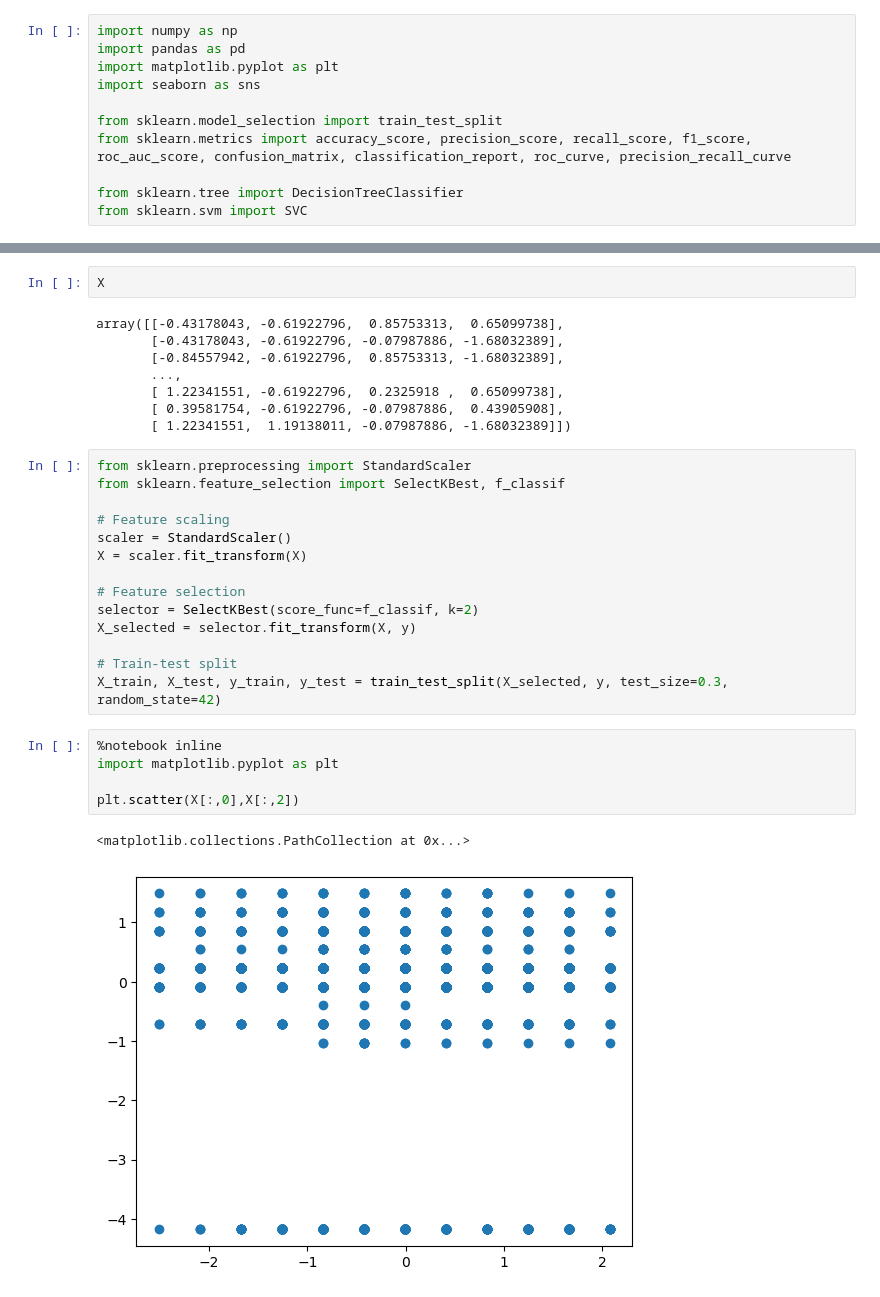
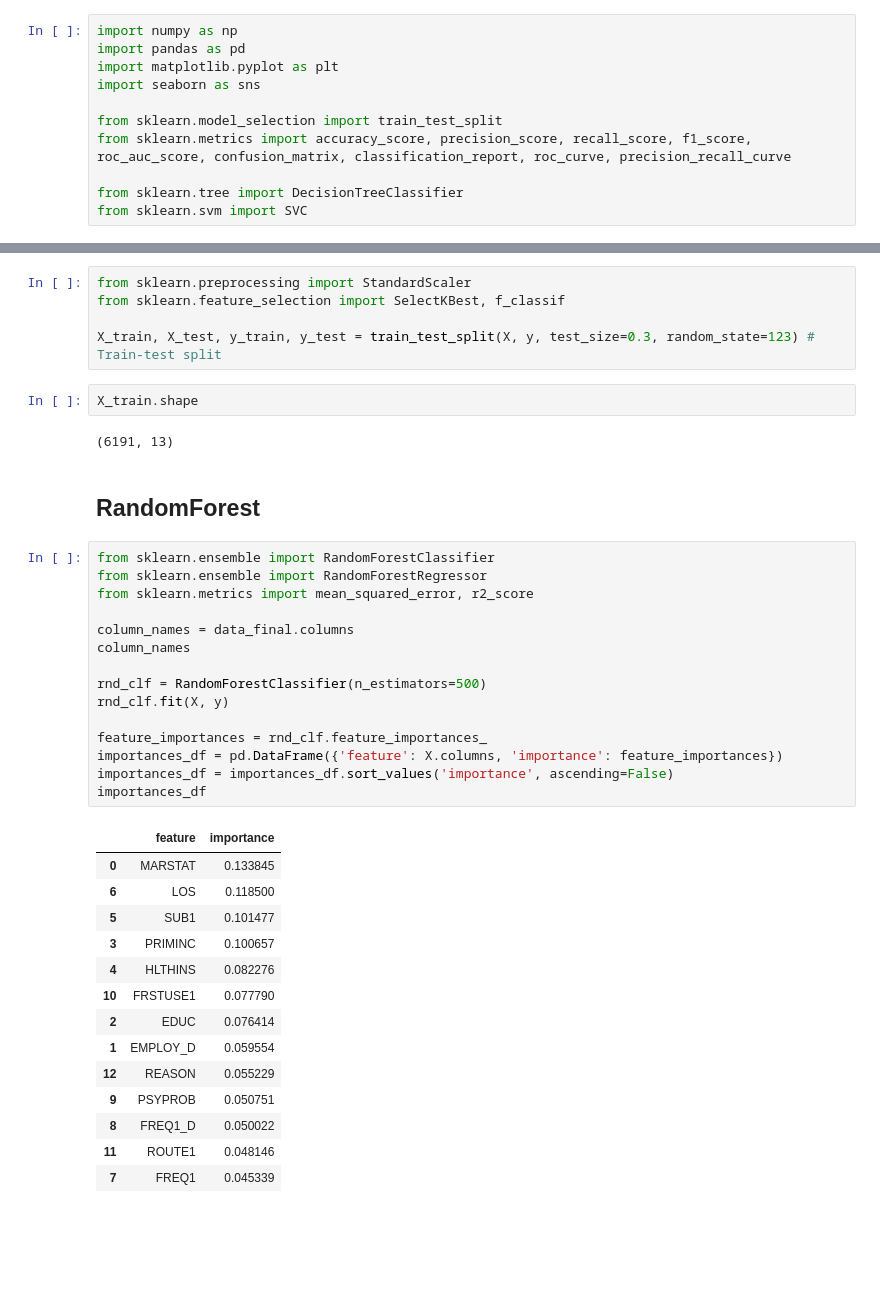
Before and after one commit to Evan7ian/MANE-4962-Project, a Jupyter notebook: ML_Project.ipynb, the cells around one changed output, grey strips where cells are left out. Cells and saved outputs as stored; diff of their text form; blank space fills up the shorter version.

```diff
--- a/ML_Project.ipynb
+++ b/ML_Project.ipynb
@@ -56,32 +61,41 @@ y = df_sample['SERVICES']  # Target variable
-# %%
-X
-# %% [output]
-array([[-0.43178043, -0.61922796,  0.85753313,  0.65099738],
-       [-0.43178043, -0.61922796, -0.07987886, -1.68032389],
-       [-0.84557942, -0.61922796,  0.85753313, -1.68032389],
-       ...,
-       [ 1.22341551, -0.61922796,  0.2325918 ,  0.65099738],
-       [ 0.39581754, -0.61922796, -0.07987886,  0.43905908],
-       [ 1.22341551,  1.19138011, -0.07987886, -1.68032389]])
 # %%
 from sklearn.preprocessing import StandardScaler
 from sklearn.feature_selection import SelectKBest, f_classif
 
-# Feature scaling
-scaler = StandardScaler()
-X = scaler.fit_transform(X)
-
-# Feature selection
-selector = SelectKBest(score_func=f_classif, k=2)
-X_selected = selector.fit_transform(X, y)
-
-# Train-test split
-X_train, X_test, y_train, y_test = train_test_split(X_selected, y, test_size=0.3, random_state=42)
+X_train, X_test, y_train, y_test = train_test_split(X, y, test_size=0.3, random_state=123) # Train-test split
-# %%
-%notebook inline
-import matplotlib.pyplot as plt
-
-plt.scatter(X[:,0],X[:,2])
-# %% [output]
-<matplotlib.collections.PathCollection at 0x...>
-[figure, removed]
+# %%
+X_train.shape
+# %% [output]
+(6191, 13)
+# %% [markdown]
+## RandomForest
+# %%
+from sklearn.ensemble import RandomForestClassifier
+from sklearn.ensemble import RandomForestRegressor
+from sklearn.metrics import mean_squared_error, r2_score
+
+column_names = data_final.columns
+column_names
+
+rnd_clf = RandomForestClassifier(n_estimators=500)
+rnd_clf.fit(X, y)
+
+feature_importances = rnd_clf.feature_importances_
+importances_df = pd.DataFrame({'feature': X.columns, 'importance': feature_importances})
+importances_df = importances_df.sort_values('importance', ascending=False)
+importances_df
+# %% [output]
+|  | feature | importance |
+| 0 | MARSTAT | 0.133845 |
+| 6 | LOS | 0.118500 |
+| 5 | SUB1 | 0.101477 |
+| 3 | PRIMINC | 0.100657 |
+| 4 | HLTHINS | 0.082276 |
+| 10 | FRSTUSE1 | 0.077790 |
+| 2 | EDUC | 0.076414 |
+| 1 | EMPLOY_D | 0.059554 |
+| 12 | REASON | 0.055229 |
+| 9 | PSYPROB | 0.050751 |
+| 8 | FREQ1_D | 0.050022 |
+| 11 | ROUTE1 | 0.048146 |
+| 7 | FREQ1 | 0.045339 |
```
Also changed, not shown: parts of 21 cells of this notebook, 6 other files.
